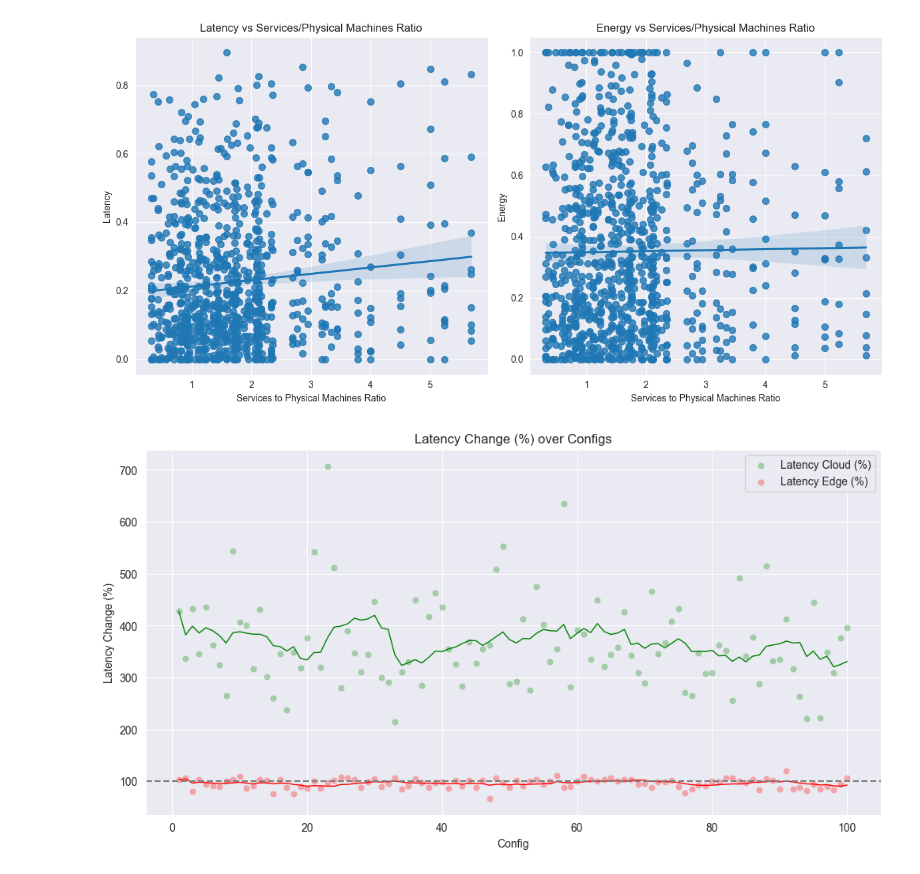
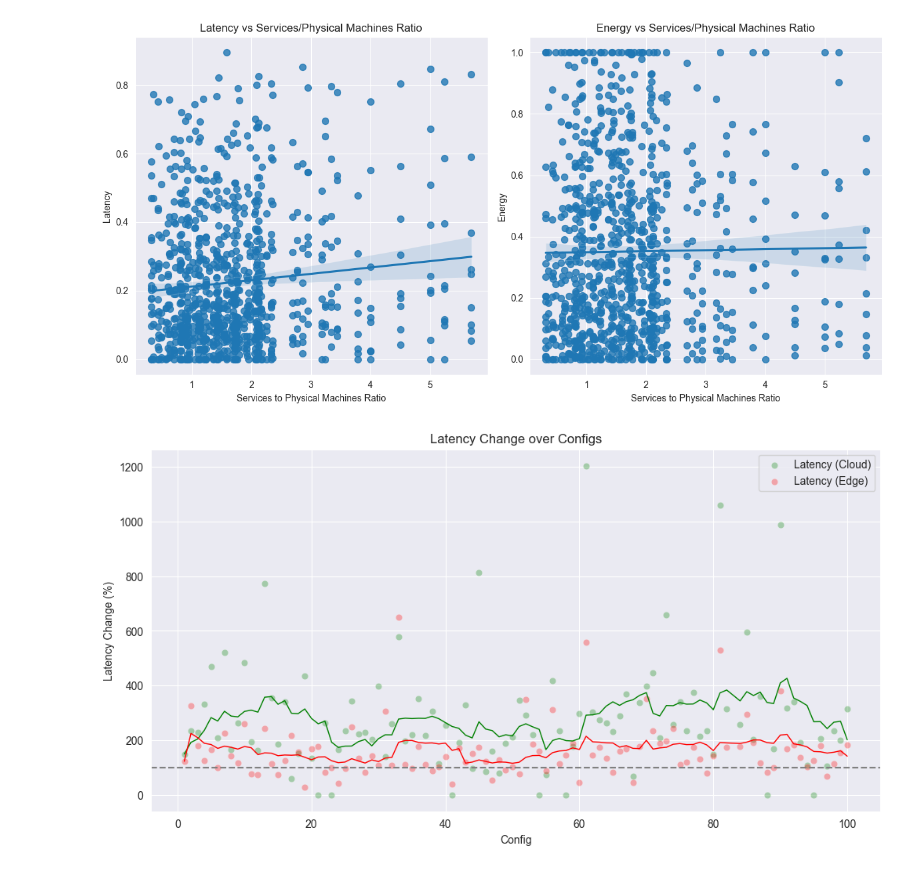
Before and after one commit to mpgallage/computing-continuum-simulator, a Jupyter notebook: analysis.ipynb, the cells around one changed output. Saved outputs shown, nothing was run; the diff lists cells and outputs as text; code cells hidden in the pictures.

```diff
--- a/analysis.ipynb
+++ b/analysis.ipynb
@@ -226,43 +220,44 @@ gen_200_edge_data = edge_data[edge_data['generations'] == 200].copy()
 gen_200_raw_edge_data = raw_edge_data[raw_edge_data['generations'] == 200].copy()
 # %%
 # Merging the three dataframes on the 'config' column
-combined_row_data = pd.merge(gen_200_raw_data[['config', 'services', 'alpha', 'beta', 'latency', 'energy', 'is_perfect']],
-                             gen_200_raw_cloud_data[['config', 'alpha', 'beta', 'latency', 'energy', 'is_perfect']],
-                             on=['config', 'alpha', 'beta'], suffixes=('', '_cloud'))
+combined_data = pd.merge(gen_200_data[['config', 'services', 'alpha', 'beta', 'latency', 'energy', 'is_perfect']],
+                         gen_200_cloud_data[['config', 'alpha', 'beta', 'latency', 'energy', 'is_perfect']],
+                         on=['config', 'alpha', 'beta'], suffixes=('', '_cloud'))
 
-combined_row_data = pd.merge(combined_row_data,
-                             gen_200_raw_edge_data[['config', 'services', 'alpha', 'beta', 'latency', 'energy', 'is_perfect']],
-                             on=['config', 'alpha', 'beta'], suffixes=('', '_edge'))
+combined_data = pd.merge(combined_data,
+                         gen_200_edge_data[['config', 'services', 'alpha', 'beta', 'latency', 'energy', 'is_perfect']],
+                         on=['config', 'alpha', 'beta'], suffixes=('', '_edge'))
 # %%
 # Filtering the data for alpha = 0.5 and beta = 0.5
-alpha_beta_filtered_data = combined_row_data[(combined_row_data['alpha'] == 0.5) & (combined_row_data['beta'] == 0.5)].copy()
+alpha_beta_filtered_data = combined_data[(combined_data['alpha'] == 0.5) & (combined_data['beta'] == 0.5)].copy()
 
 # Calculating latency_cloud and latency_edge as a percentage of latency
 alpha_beta_filtered_data['latency_cloud_percent'] = (alpha_beta_filtered_data['latency_cloud'] / alpha_beta_filtered_data['latency']) * 100
 alpha_beta_filtered_data['latency_edge_percent'] = (alpha_beta_filtered_data['latency_edge'] / alpha_beta_filtered_data['latency']) * 100
+temp_filtered_data = alpha_beta_filtered_data[(alpha_beta_filtered_data['latency_cloud_percent'] < 1250) & (alpha_beta_filtered_data['latency_edge_percent'] < 1250)].copy()
 
 # Extracting config number from the 'config' column
-alpha_beta_filtered_data['config_number'] = alpha_beta_filtered_data['config'].str.extract('(\d+)').astype(int)
+temp_filtered_data['config_number'] = temp_filtered_data['config'].str.extract('(\d+)').astype(int)
 
 # Creating the line plot
 plt.figure(figsize=(12, 6))
-sns.scatterplot(x='config_number', y='latency_cloud_percent', data=alpha_beta_filtered_data, label='Latency Cloud (%)', color='green', alpha=0.3)
-sns.scatterplot(x='config_number', y='latency_edge_percent', data=alpha_beta_filtered_data, label='Latency Edge (%)', color='red', alpha=0.3)
+sns.scatterplot(x='config_number', y='latency_cloud_percent', data=temp_filtered_data, label='Latency (Cloud)', color='green', alpha=0.3)
+sns.scatterplot(x='config_number', y='latency_edge_percent', data=temp_filtered_data, label='Latency (Edge)', color='red', alpha=0.3)
 
 # Drawing a moving average line through the scatter points
 window_size = 10
-sns.lineplot(x='config_number', y=alpha_beta_filtered_data['latency_cloud_percent'].rolling(window=window_size, min_periods=1).mean(), data=alpha_beta_filtered_data, color='green', lw=1)
-sns.lineplot(x='config_number', y=alpha_beta_filtered_data['latency_edge_percent'].rolling(window=window_size, min_periods=1).mean(), data=alpha_beta_filtered_data, color='red', lw=1)
+sns.lineplot(x='config_number', y=temp_filtered_data['latency_cloud_percent'].rolling(window=window_size, min_periods=1).mean(), data=temp_filtered_data, color='green', lw=1)
+sns.lineplot(x='config_number', y=temp_filtered_data['latency_edge_percent'].rolling(window=window_size, min_periods=1).mean(), data=temp_filtered_data, color='red', lw=1)
 
 plt.axhline(100, color='gray', linestyle='--')
 
-plt.title('Latency Change (%) over Configs')
+plt.title('Latency Change over Configs')
 plt.xlabel('Config')
 plt.ylabel('Latency Change (%)')
 plt.legend()
 plt.show()
 # %% [output]
-[figure, old version]
+[figure, new version]
 # %%
 # Calculating energy_cloud and energy_edge as a percentage of energy
 alpha_beta_filtered_data['energy_cloud_percent'] = (alpha_beta_filtered_data['energy_cloud'] / alpha_beta_filtered_data['energy']) * 100
```
Also changed, not shown: parts of 11 cells of this notebook, 1 other file.
